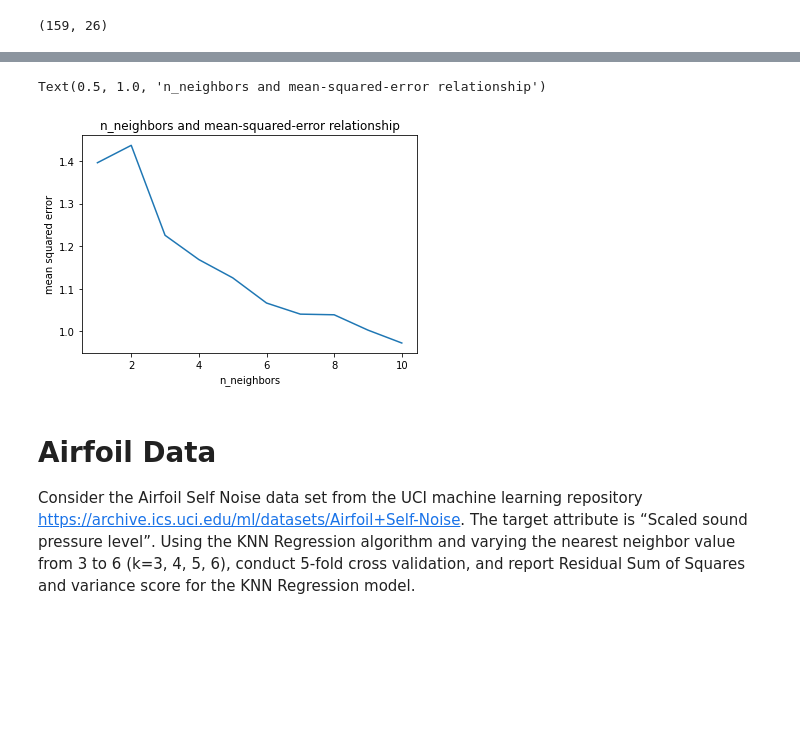
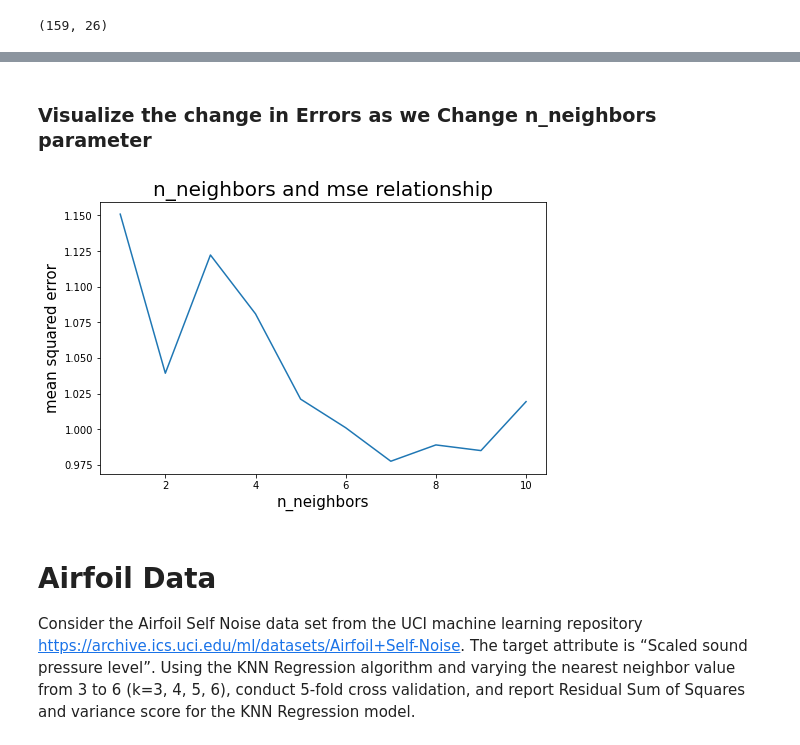
Before and after one commit to imad3k/AppliedML_Assignment2, a Jupyter notebook: dsba6156_inclass_assignment2_iahmad.ipynb, the cells around one changed output, grey strips where cells are left out. Drawn from its saved outputs; the diff is of its cells as text; code cells hidden in the pictures; blank space fills up the shorter version.

```diff
--- a/dsba6156_inclass_assignment2_iahmad.ipynb
+++ b/dsba6156_inclass_assignment2_iahmad.ipynb
@@ -89,18 +92,9 @@ from sklearn import preprocessing
 # Load the label_encoder
 label_encoder = preprocessing.LabelEncoder()
 
-# Encode numerical labels for categorical variables
-auto_df['make']= label_encoder.fit_transform(auto_df['make'])
-auto_df['fuel-type']= label_encoder.fit_transform(auto_df['fuel-type'])
-auto_df['aspiration']= label_encoder.fit_transform(auto_df['aspiration'])
+# Encode numerical labels for for columns that report numbers but using string values variables
 auto_df['num-of-doors']= label_encoder.fit_transform(auto_df['num-of-doors'])
-auto_df['body-style']= label_encoder.fit_transform(auto_df['body-style'])
-auto_df['drive-wheels']= label_encoder.fit_transform(auto_df['drive-wheels'])
-auto_df['engine-location']= label_encoder.fit_transform(auto_df['engine-location'])
-
-auto_df['engine-type']= label_encoder.fit_transform(auto_df['engine-type'])
 auto_df['num-of-cylinders']= label_encoder.fit_transform(auto_df['num-of-cylinders'])
-auto_df['fuel-system']= label_encoder.fit_transform(auto_df['fuel-system'])
 
 # Double check if label encoding has worked
 auto_df.head()
@@ -114,0 +111,9 @@ auto_df.head()
+# %%
+# For the rest of the categorical variables I am using dummy coding to represent the categories
+col_to_dummy = ['make', 'fuel-type', 'aspiration', 'body-style', 'drive-wheels', 'engine-location', 'engine-type', 'fuel-system']
+
+# Change above columns to dummies
+auto_df = pd.get_dummies(auto_df, columns=col_to_dummy)
+
+# Checking to see if dummy coding works
+auto_df.head()
@@ -225,22 +217,22 @@ Variance:  0.7499137542127755
+# %% [markdown]
+### Visualize the change in Errors as we Change n_neighbors parameter
 # %%
 # Testing erros for different values of Neighbors
 import matplotlib.pyplot as plt
-%matplotlib inline
-
 
 error = []
 for k in range(1,11):
     knn = KNeighborsRegressor(n_neighbors=k)
     y_pred = cross_val_predict(knn, X_scaled, Y, cv=5)
     error.append(mean_squared_error(Y, y_pred))
 
+plt.figure(figsize=(8, 5))
 plt.plot(range(1, 11), error)
-plt.xlabel('n_neighbors')
-plt.ylabel('mean squared error')
-plt.title('n_neighbors and mean-squared-error relationship')
+plt.xlabel('n_neighbors', fontsize=15)
+plt.ylabel('mean squared error', fontsize=15)
+plt.title('n_neighbors and mse relationship', fontsize=20);
 # %% [output]
-Text(0.5, 1.0, 'n_neighbors and mean-squared-error relationship')
-[figure, old version]
+[figure, new version]
 # %% [markdown]
 # Airfoil Data
 
```
Also changed, not shown: parts of 30 cells of this notebook.
